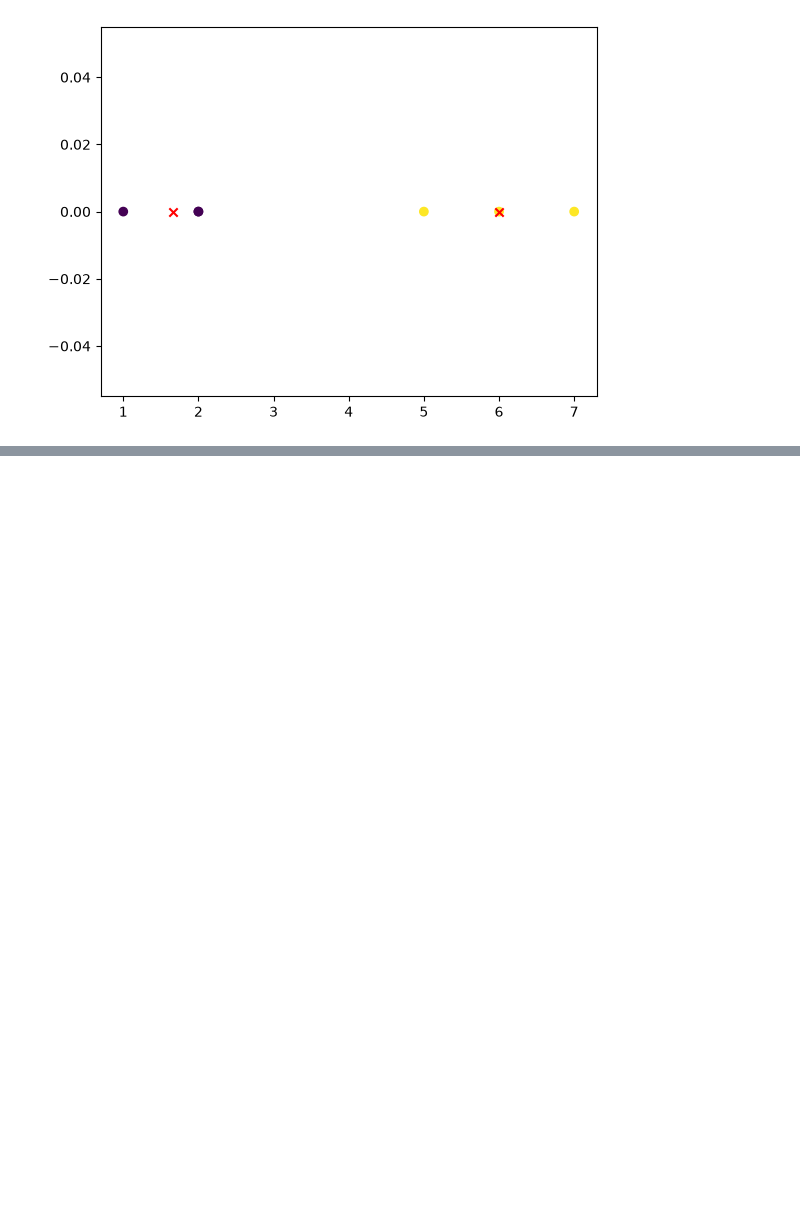
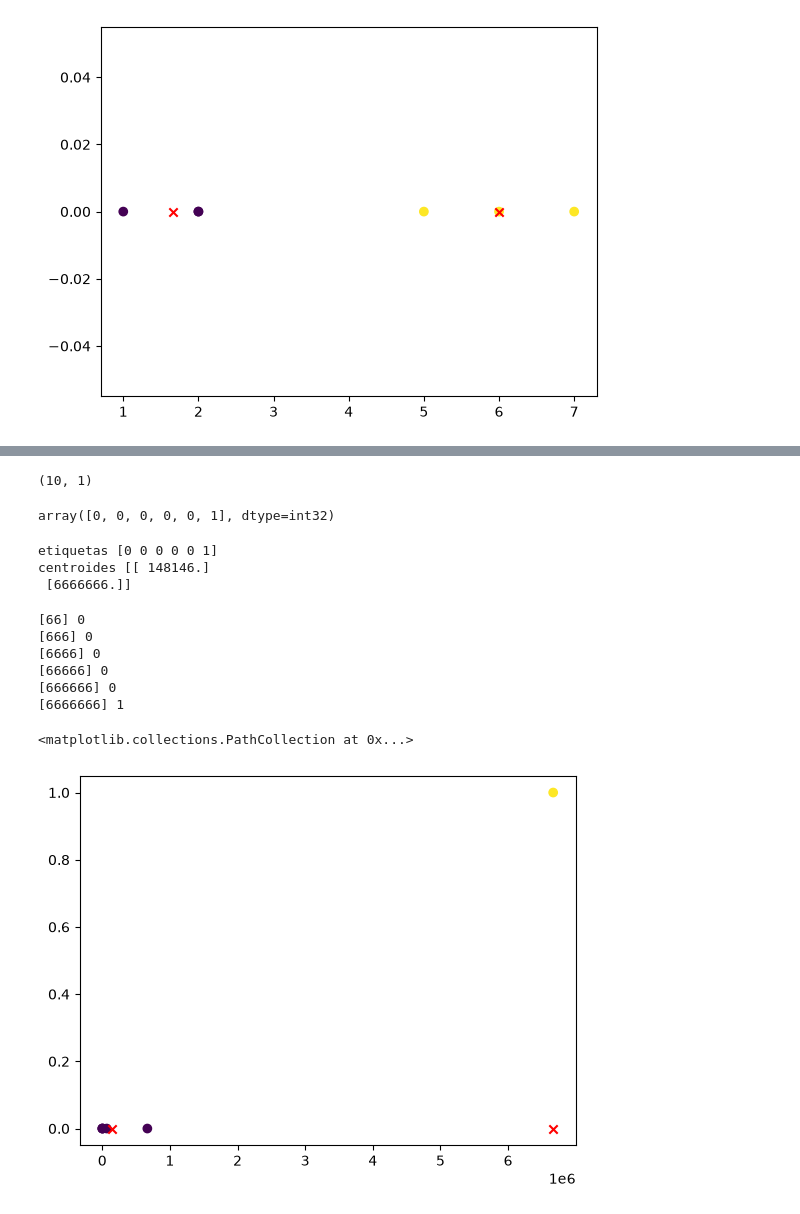
Before and after one commit to ANTDOR9/Ejercicios-SENATI, a Jupyter notebook: 03_MACHINE_LEARNING_Y_DEEP_LEARNING/CLASE 1/ejercicio1.ipynb, the cells around one changed output, grey strips where cells are left out. Drawn from its saved outputs; the diff is of its cells as text; code cells hidden in the pictures; blank space fills up the shorter version.

```diff
--- a/03_MACHINE_LEARNING_Y_DEEP_LEARNING/CLASE 1/ejercicio1.ipynb
+++ b/03_MACHINE_LEARNING_Y_DEEP_LEARNING/CLASE 1/ejercicio1.ipynb
@@ -54,0 +86,37 @@ plt.scatter(x, model.labels_, c= model.labels_)
+# %%
+z = np.array([5,8,9,1,2,11,13,15,14,20]).reshape(-1, 1)
+print(y.shape)
+
+nuevo = KMeans(n_clusters=2, random_state=42, n_init=10)
+nuevo.fit_predict(z)
+
+z = np.array([66,666,6666,66666,666666,6666666]).reshape(-1,1)
+nuevo = KMeans(n_clusters=2, random_state=42, n_init=10)
+nuevo.fit_predict(z)
+# %% [output]
+(10, 1)
+array([0, 0, 0, 0, 0, 1], dtype=int32)
+# %%
+model.fit(z)
+print("etiquetas", model.labels_)
+print("centroides" , model.cluster_centers_)
+# %% [output]
+etiquetas [0 0 0 0 0 1]
+centroides [[ 148146.]
+ [6666666.]]
+# %%
+for (punto, etiquetas) in zip(z, model.labels_):
+    print(punto, etiquetas)
+# %% [output]
+[66] 0
+[666] 0
+[6666] 0
+[66666] 0
+[666666] 0
+[6666666] 1
+# %%
+plt.scatter(z, [0,0,0,0,0,1 ], c=etiquetas)
+plt.scatter(centros.flatten(), [0,0], marker='x', color='r')
+# %% [output]
+<matplotlib.collections.PathCollection at 0x...>
+[figure, added]
```
Also changed, not shown: parts of 5 cells of this notebook, 1 other file.
